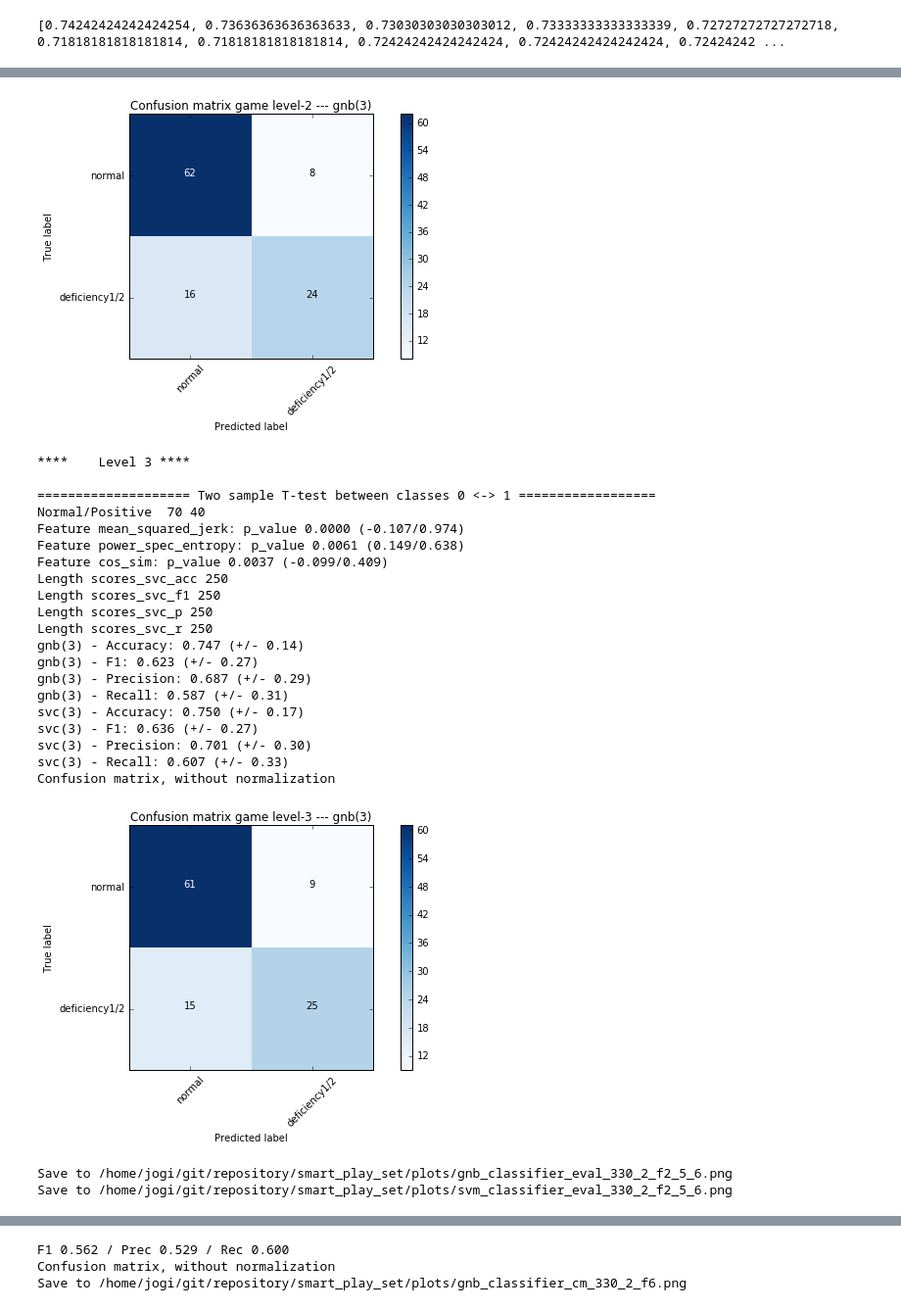
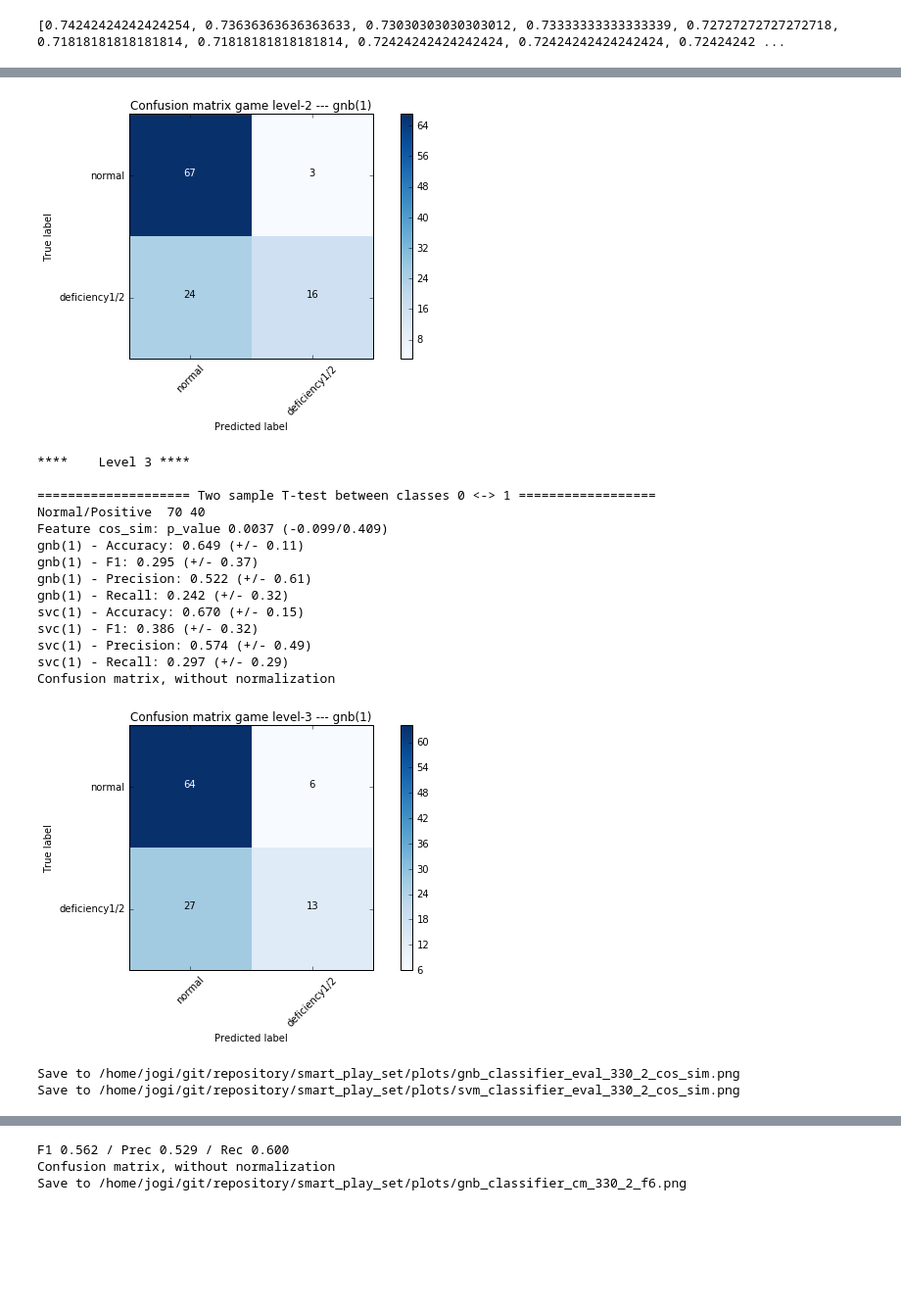
Before and after one commit to toologicbv/smart_play_set, a Jupyter notebook: utils/exp2_results_feature_sel_2.ipynb, the cells around one changed output, grey strips where cells are left out. Shown: that part at 98% size. Cells and saved outputs as stored; diff of their text form; code cells hidden in the pictures; blank space fills up the shorter version.

Commit message:
added some plots and cleaned up some stuff

```diff
--- a/utils/exp2_results_feature_sel_2.ipynb
+++ b/utils/exp2_results_feature_sel_2.ipynb
@@ -108,7 +108,7 @@ def plot_confusion_matrix(cm, classes,
 
     plt.show()
 
-def create_level_sets(X, skill_labels, level_labels):
+def create_level_sets(X, skill_labels, id_labels, level_labels):
 
     unique_levels = np.unique(level_labels)
     print("INFO -- create_level_sets ", unique_levels)
@@ -117,7 +117,9 @@ def create_level_sets(X, skill_labels, level_labels):
         rows = np.where(level_labels==l)[0]
         x_data = X[rows]
         y_data = skill_labels[rows]
-        datasets[l] = (x_data, y_data)
+        y_ids = id_labels[rows]
+        y_levels = level_labels[rows]
+        datasets[l] = (x_data, y_data, y_ids, y_levels)
 
     return datasets
 
@@ -212,13 +214,16 @@ def prepare_data(option=330, two_class_opt='2_and_1'):
     return x_train_all, y_labels_all, y_labels_2c, y_other_labels, features
 
 x_train_all, y_labels_all, y_labels_2c, y_other_labels, features = prepare_data(330, two_class_opt='merge_1_2')
-level_datasets_2c = create_level_sets(x_train_all, y_labels_2c, get_other_label(y_other_labels, 'level'))
-level_datasets = create_level_sets(x_train_all, y_labels_all, get_other_label(y_other_labels, 'level'))
-for key, data in level_datasets.iteritems():
-    print(key, data[0].shape, data[1].shape)
 y_label_id = get_other_label(y_other_labels, "ID")
 y_label_perm = get_other_label(y_other_labels, "perm")
 y_label_level = get_other_label(y_other_labels, "level")
+
+level_datasets_2c = create_level_sets(x_train_all, y_labels_2c, y_label_id, y_label_level)
+level_datasets = create_level_sets(x_train_all, y_labels_all, y_label_id, y_label_level)
+
+feature_long_list = {0: "Minimum MI", 1: "RMS", 2: "Mean squared jerk", 3: "DC", 4: "Spectral energy",
+                     5: "Power spectral entropy", 6: "Cosine similarity", 7: "Maximum MI",
+                     8: "Mean MI", 9: "Stddev MI", 10: "Median MI", 11: "Range MI"}
 print(features)
 # %% [output]
 INFO - Used data label 20161206_futurocube_roadrunner_20hz_1axis_low8hz_330_12_True
@@ -490,7 +470,7 @@ def plot_results(clf, p_title, outfile):
     x_values_labels = ['All', 'Level1', 'Level2', 'Level3', None]
     plt.xticks(x_values, x_values_labels, fontsize=13)
     plt.yticks([0.2, 0.4, 0.6, 0.8], fontsize=13)
-    plt.ylabel("Cross-validation score (%)", fontsize=16)
+    plt.ylabel("Cross-validation score (F1 & recall)", fontsize=16)
     plt.xlabel("Game level", fontsize=16)
     acc_scores = [results_all_level[clf][0].mean(), res_levels[1][clf][0].mean(),
                   res_levels[2][clf][0].mean(), res_levels[3][clf][0].mean()]
@@ -531,7 +511,7 @@ y_labels = y_labels_2c[:]
 num_of_classes = len(np.unique(y_labels))
 num_of_samples = x_train_all.shape[0]
 class_labels = "".join([str(int(i)) for i in np.unique(y_labels)])
-feature_long_list = {2: "Mean squared jerk", 5: "Power spectral entropy", 6: "Cosine similarity"}
+
 
 if num_of_classes == 3:
     data_per_level = level_datasets
@@ -543,7 +523,7 @@ else:
 # feature_list = [2,6,10]
 # svc = SVC(kernel="rbf", class_weight='balanced')
 svc = SVC(kernel="rbf")
-feature_list = [2,5,6]
+feature_list = [6]
 if len(feature_list) == 1:
     feature_string = features[feature_list[0]]
 else:
@@ -685,25 +652,19 @@ svc(3) - Recall: 0.516 (+/- 0.35)
 Confusion matrix, without normalization
-[figure, old version]
+[figure, new version]
 ****    Level 3 ****
 
 ==================== Two sample T-test between classes 0 <-> 1 ==================
 Normal/Positive  70 40
-Feature mean_squared_jerk: p_value 0.0000 (-0.107/0.974)
-Feature power_spec_entropy: p_value 0.0061 (0.149/0.638)
 Feature cos_sim: p_value 0.0037 (-0.099/0.409)
-Length scores_svc_acc 250
-Length scores_svc_f1 250
-Length scores_svc_p 250
-Length scores_svc_r 250
-gnb(3) - Accuracy: 0.747 (+/- 0.14)
-gnb(3) - F1: 0.623 (+/- 0.27)
-gnb(3) - Precision: 0.687 (+/- 0.29)
-gnb(3) - Recall: 0.587 (+/- 0.31)
-svc(3) - Accuracy: 0.750 (+/- 0.17)
-svc(3) - F1: 0.636 (+/- 0.27)
-svc(3) - Precision: 0.701 (+/- 0.30)
-svc(3) - Recall: 0.607 (+/- 0.33)
+gnb(1) - Accuracy: 0.649 (+/- 0.11)
+gnb(1) - F1: 0.295 (+/- 0.37)
+gnb(1) - Precision: 0.522 (+/- 0.61)
+gnb(1) - Recall: 0.242 (+/- 0.32)
+svc(1) - Accuracy: 0.670 (+/- 0.15)
+svc(1) - F1: 0.386 (+/- 0.32)
+svc(1) - Precision: 0.574 (+/- 0.49)
+svc(1) - Recall: 0.297 (+/- 0.29)
 Confusion matrix, without normalization
-[figure, old version]
+[figure, new version]
-Save to /home/jogi/git/repository/smart_play_set/plots/gnb_classifier_eval_330_2_f2_5_6.png
-Save to /home/jogi/git/repository/smart_play_set/plots/svm_classifier_eval_330_2_f2_5_6.png
+Save to /home/jogi/git/repository/smart_play_set/plots/gnb_classifier_eval_330_2_cos_sim.png
+Save to /home/jogi/git/repository/smart_play_set/plots/svm_classifier_eval_330_2_cos_sim.png
```
Also changed, not shown: parts of 11 cells of this notebook, 7 other files.
